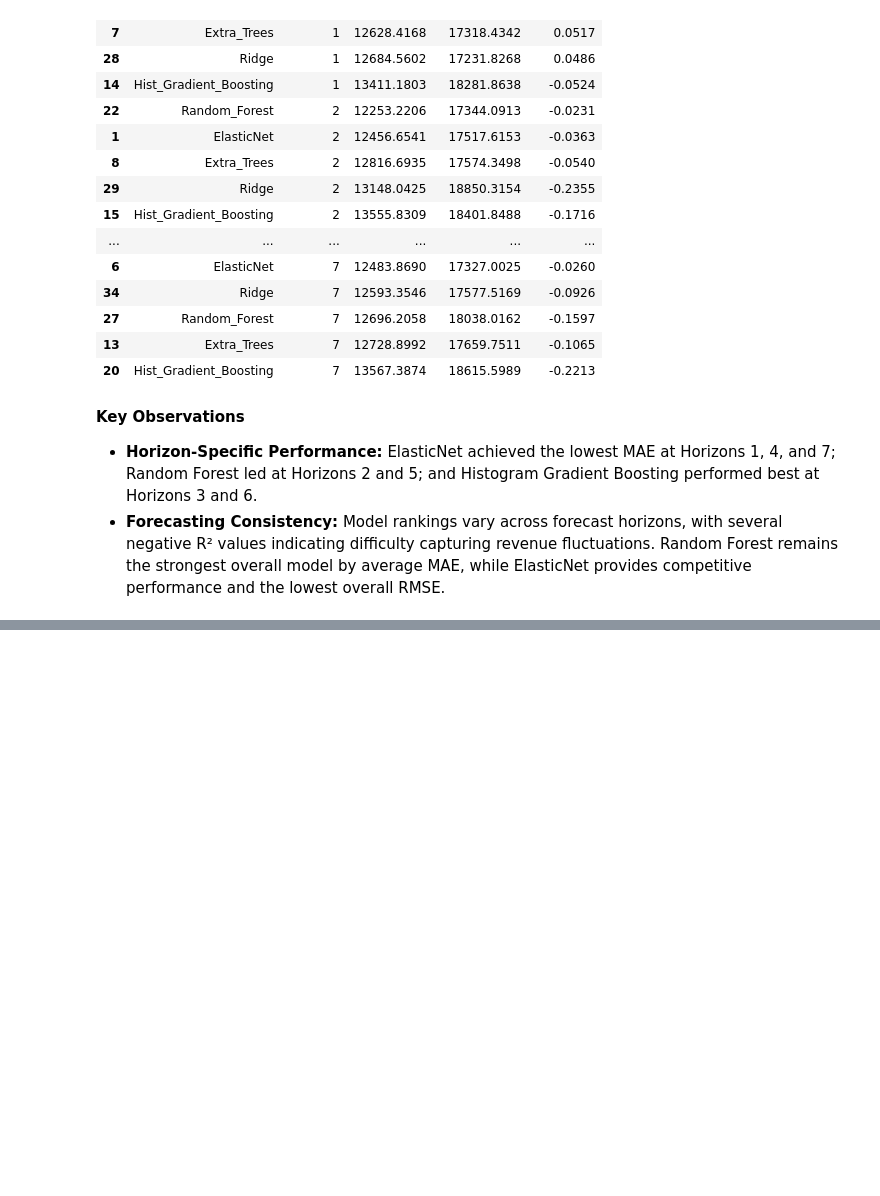
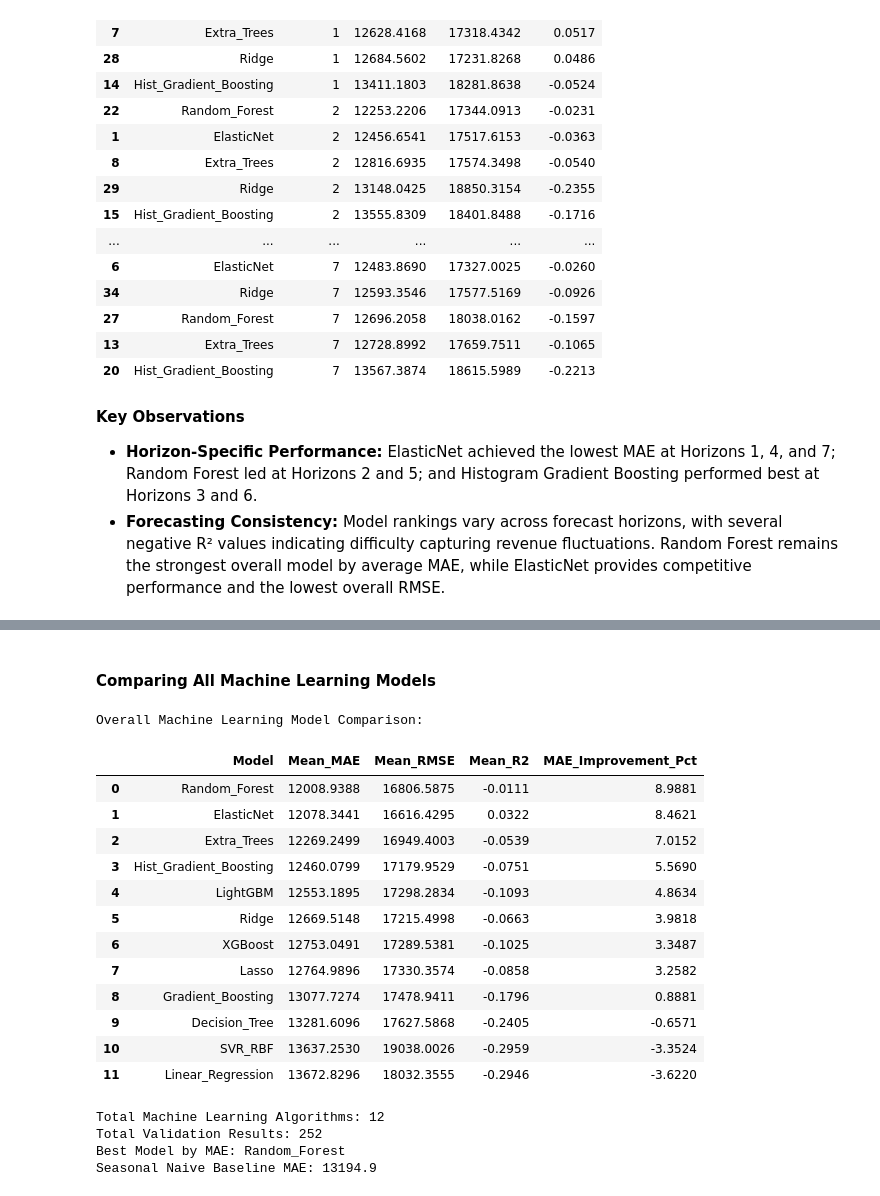
Before and after one commit to TejasMJ/Retail-Sales-Dynamics, a Jupyter notebook: notebooks/05_model_development.ipynb, the cells around one changed output, grey strips where cells are left out. Saved outputs shown, nothing was run; the diff lists cells and outputs as text; code cells hidden in the pictures; blank space fills up the shorter version.

Commit message:
Additional Machine Learning models added

```diff
--- a/notebooks/05_model_development.ipynb
+++ b/notebooks/05_model_development.ipynb
@@ -623,0 +798,60 @@ Machine Learning Performance by Forecast Horizon:
+# %% [markdown]
+#### Comparing All Machine Learning Models
+# %%
+all_ml_validation_results_df = pd.concat(
+    [
+        model_validation_results_df,
+        additional_validation_results_df
+    ],
+    ignore_index=True
+)
+
+all_ml_summary_df = (
+    all_ml_validation_results_df
+    .groupby("Model", as_index=False)
+    .agg(
+        Mean_MAE=("MAE", "mean"),
+        Mean_RMSE=("RMSE", "mean"),
+        Mean_R2=("R2", "mean")
+    )
+    .sort_values("Mean_MAE")
+    .reset_index(drop=True)
+)
+
+seasonal_baseline_mae = baseline_summary_df.loc[
+    baseline_summary_df["Model"] == "Seasonal_Naive",
+    "Mean_MAE"
+].iloc[0]
+
+all_ml_summary_df["MAE_Improvement_Pct"] = (
+    (seasonal_baseline_mae - all_ml_summary_df["Mean_MAE"])
+    / seasonal_baseline_mae
+    * 100
+)
+
+print("Overall Machine Learning Model Comparison:")
+display(all_ml_summary_df.round(4))
+
+print("\nTotal Machine Learning Algorithms:", all_ml_summary_df["Model"].nunique())
+print("Total Validation Results:", len(all_ml_validation_results_df))
+print("Best Model by MAE:", all_ml_summary_df.iloc[0]["Model"])
+print("Seasonal Naive Baseline MAE:", round(seasonal_baseline_mae, 2))
+# %% [output]
+Overall Machine Learning Model Comparison:
+|  | Model | Mean_MAE | Mean_RMSE | Mean_R2 | MAE_Improvement_Pct |
+| 0 | Random_Forest | 12008.9388 | 16806.5875 | -0.0111 | 8.9881 |
+| 1 | ElasticNet | 12078.3441 | 16616.4295 | 0.0322 | 8.4621 |
+| 2 | Extra_Trees | 12269.2499 | 16949.4003 | -0.0539 | 7.0152 |
+| 3 | Hist_Gradient_Boosting | 12460.0799 | 17179.9529 | -0.0751 | 5.5690 |
+| 4 | LightGBM | 12553.1895 | 17298.2834 | -0.1093 | 4.8634 |
+| 5 | Ridge | 12669.5148 | 17215.4998 | -0.0663 | 3.9818 |
+| 6 | XGBoost | 12753.0491 | 17289.5381 | -0.1025 | 3.3487 |
+| 7 | Lasso | 12764.9896 | 17330.3574 | -0.0858 | 3.2582 |
+| 8 | Gradient_Boosting | 13077.7274 | 17478.9411 | -0.1796 | 0.8881 |
+| 9 | Decision_Tree | 13281.6096 | 17627.5868 | -0.2405 | -0.6571 |
+| 10 | SVR_RBF | 13637.2530 | 19038.0026 | -0.2959 | -3.3524 |
+| 11 | Linear_Regression | 13672.8296 | 18032.3555 | -0.2946 | -3.6220 |
+Total Machine Learning Algorithms: 12
+Total Validation Results: 252
+Best Model by MAE: Random_Forest
+Seasonal Naive Baseline MAE: 13194.9
```
Also changed, not shown: parts of 6 cells of this notebook.
